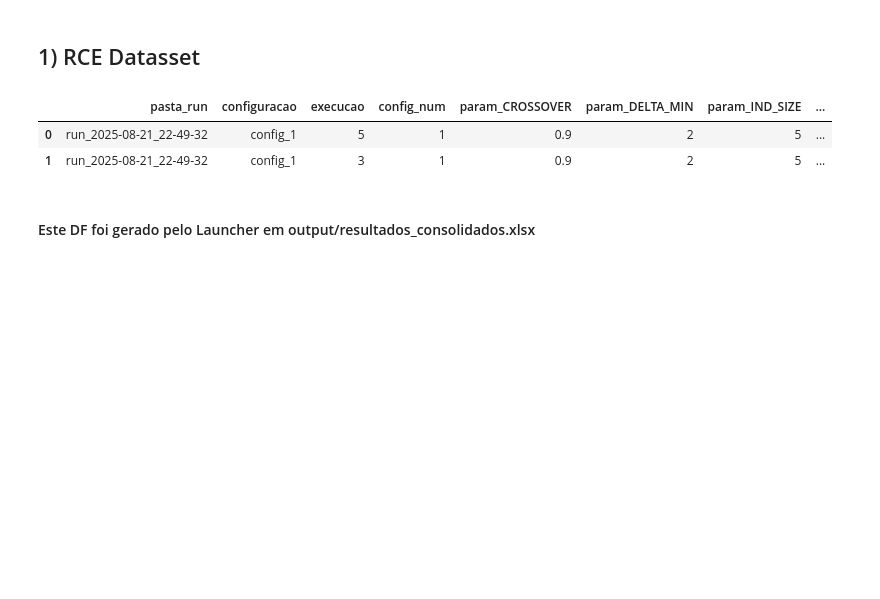
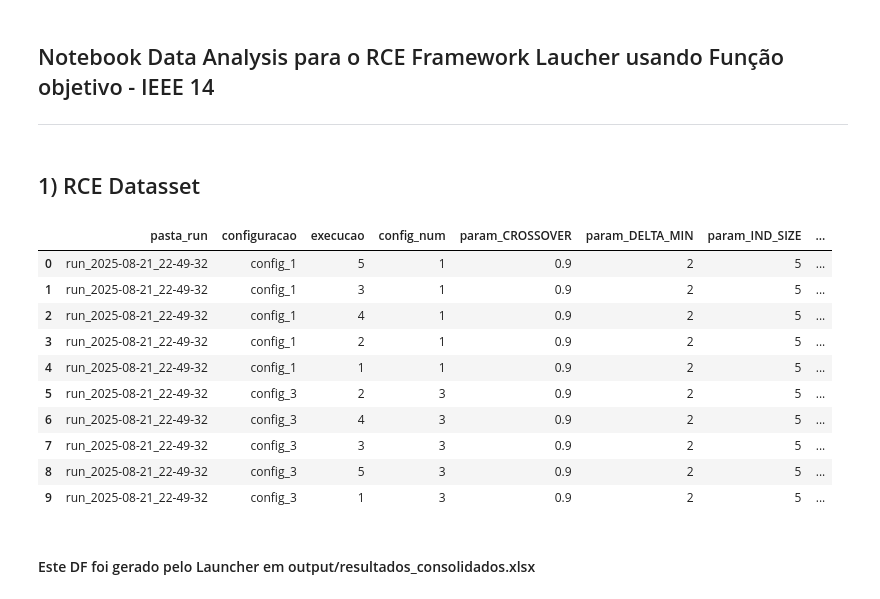
Before and after one commit to PedroVic12/Repopulation-With-Elite-Set, a Jupyter notebook: data_analysis.ipynb, the cells around one changed output. Drawn from its saved outputs; the diff is of its cells as text; code cells hidden in the pictures; blank space fills up the shorter version.

```diff
--- a/data_analysis.ipynb
+++ b/data_analysis.ipynb
@@ -1,18 +1,29 @@
+# %% [markdown]
+## Notebook Data Analysis para o RCE Framework Laucher usando Função objetivo - IEEE 14
+---
 # %% [markdown]
 ## 1) RCE Datasset
 # %%
 import pandas as pd
 
 
 df_mutacao_100_gen = pd.read_excel("/home/pedrov12/Documentos/GitHub/Repopulation-With-Elite-Set/resultados - Artigo PIBIC/resultados_consolidados_variando_mutaca_4x.xlsx")
 
-df_resultados_1 = pd.read_excel("/home/pedrov12/Documentos/GitHub/Repopulation-With-Elite-Set/resultados - Artigo PIBIC/resultados_consolidados_variando_mutaca_4x.xlsx")
+df_resultados_4x_mutacao = pd.read_excel("/home/pedrov12/Documentos/GitHub/Repopulation-With-Elite-Set/resultados - Artigo PIBIC/resultados_consolidados_variando_mutaca_4x.xlsx")
 
-display(df_resultados_1.head(2))
+display(df_resultados_4x_mutacao.head(10))
 # %% [output]
 |  | pasta_run | configuracao | execucao | config_num | param_CROSSOVER | param_DELTA_MIN | param_IND_SIZE | ... |
 | 0 | run_2025-08-21_22-49-32 | config_1 | 5 | 1 | 0.9 | 2 | 5 | ... |
 | 1 | run_2025-08-21_22-49-32 | config_1 | 3 | 1 | 0.9 | 2 | 5 | ... |
+| 2 | run_2025-08-21_22-49-32 | config_1 | 4 | 1 | 0.9 | 2 | 5 | ... |
+| 3 | run_2025-08-21_22-49-32 | config_1 | 2 | 1 | 0.9 | 2 | 5 | ... |
+| 4 | run_2025-08-21_22-49-32 | config_1 | 1 | 1 | 0.9 | 2 | 5 | ... |
+| 5 | run_2025-08-21_22-49-32 | config_3 | 2 | 3 | 0.9 | 2 | 5 | ... |
+| 6 | run_2025-08-21_22-49-32 | config_3 | 4 | 3 | 0.9 | 2 | 5 | ... |
+| 7 | run_2025-08-21_22-49-32 | config_3 | 3 | 3 | 0.9 | 2 | 5 | ... |
+| 8 | run_2025-08-21_22-49-32 | config_3 | 5 | 3 | 0.9 | 2 | 5 | ... |
+| 9 | run_2025-08-21_22-49-32 | config_3 | 1 | 3 | 0.9 | 2 | 5 | ... |
 # %% [markdown]
 #### Este DF foi gerado pelo Launcher em output/resultados_consolidados.xlsx
 # %%
```
Also changed, not shown: parts of 6 cells of this notebook, 2 other files.
